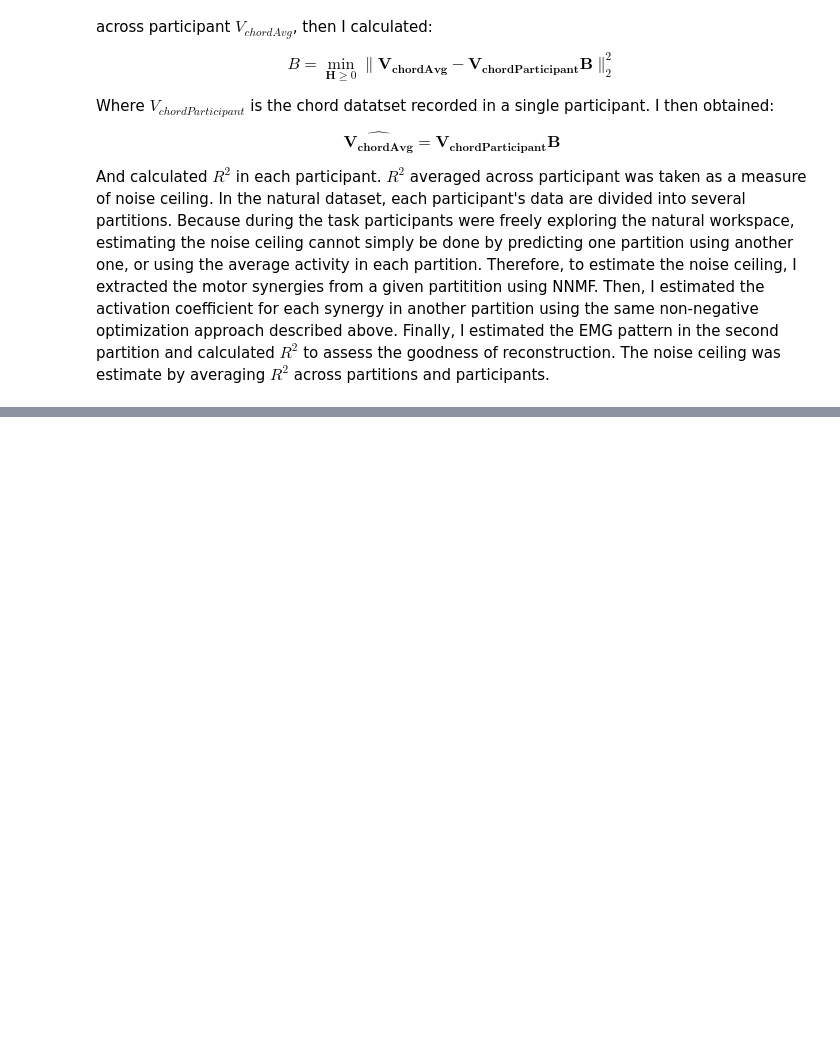
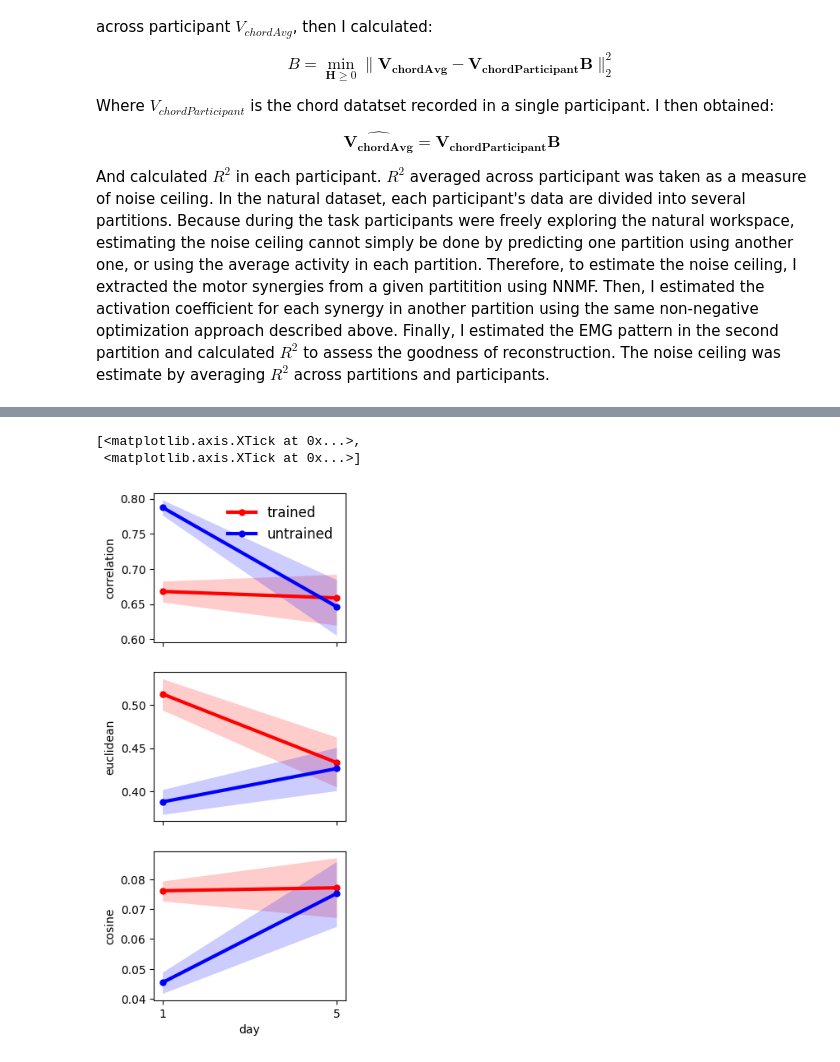
Before and after one commit to mnlmrc/extension-flexion-chords, a Jupyter notebook: notebooks/main.ipynb, the cells around one changed output, grey strips where cells are left out. Cells and saved outputs as stored; diff of their text form; code cells hidden in the pictures; blank space fills up the shorter version.

```diff
--- a/notebooks/main.ipynb
+++ b/notebooks/main.ipynb
@@ -1232,0 +1239,22 @@ decor(axs=axs, fontsize=fontsize, ylim=(5.5, 6.9), xlim=(1., 5.), spines_width=2
+# %%
+experiment = 'efc3'
+
+participant_id = 'subj100'
+
+recon_mep2chords = pd.read_csv(os.path.join(gl.baseDir, experiment, 'recon_mep2chords.tsv'), sep='\t')
+# recon_mep2chords = recon_mep2chords.groupby(['participant_id', 'chord', 'day']).mean(numeric_only=True).reset_index()
+recon_mep2chords = recon_mep2chords[recon_mep2chords['participant_id']==participant_id]
+
+fig, axs = plt.subplots(3, figsize=(3, 8), sharex=True)
+
+sns.lineplot(data=recon_mep2chords, ax=axs[0], x='day', y='correlation', hue='chord', err_kws={'lw': 0}, palette=['red', 'blue'], hue_order=['trained', 'untrained'], lw=3, marker='o', markeredgecolor='none')
+sns.lineplot(data=recon_mep2chords, ax=axs[1], x='day', y='euclidean', hue='chord', err_kws={'lw': 0}, palette=['red', 'blue'], legend=False, hue_order=['trained', 'untrained'], lw=3, marker='o', markeredgecolor='none')
+sns.lineplot(data=recon_mep2chords, ax=axs[2], x='day', y='cosine', hue='chord', err_kws={'lw': 0}, palette=['red', 'blue'], legend=False, hue_order=['trained', 'untrained'], lw=3, marker='o', markeredgecolor='none')
+
+axs[0].legend( frameon=False, fontsize=fontsize, loc='best')
+
+axs[0].set_xticks([1, 5])
+# %% [output]
+[<matplotlib.axis.XTick at 0x...>,
+ <matplotlib.axis.XTick at 0x...>]
+[figure, added]
```
Also changed, not shown: parts of 1 cell of this notebook, 2 other files.
